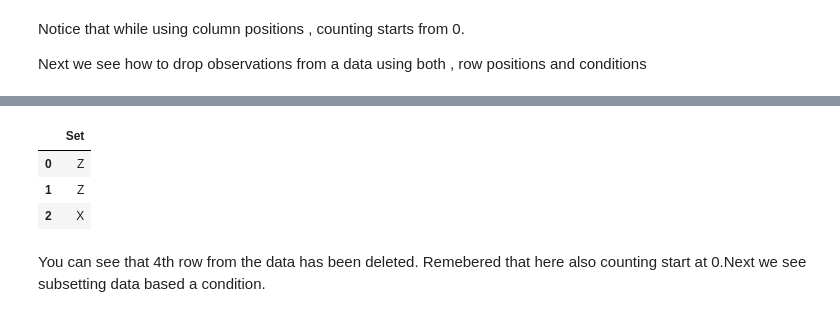
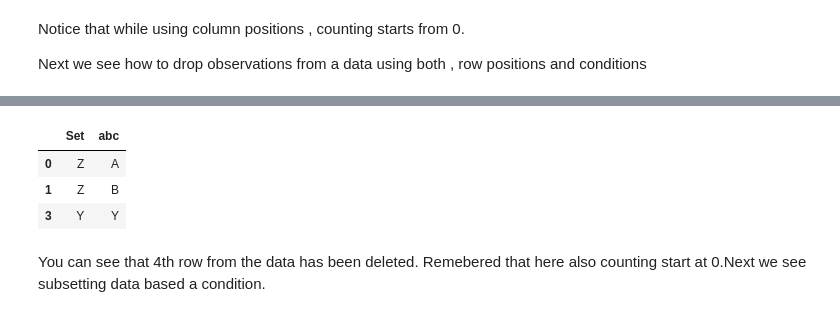
Before and after one commit to skyimager/intro-to-ml-with-python, a Jupyter notebook: src/week3/day1_intro-to-pandas.ipynb, the cells around one changed output, grey strips where cells are left out. Cells and saved outputs as stored; diff of their text form; code cells hidden in the pictures.

```diff
--- a/src/week3/day1_intro-to-pandas.ipynb
+++ b/src/week3/day1_intro-to-pandas.ipynb
@@ -746,7 +675,8 @@ df
 # %% [markdown]
 ### conditional variables
 # %%
-df = pd.DataFrame({'Type':list('ABBC'), 'Set':list('ZZXY')})
+df = pd.DataFrame({'Type': list('ABBC'),
+                   'Set' : list('ZZXY')})
 df
 # %% [output]
 |  | Type | Set |
@@ -795,9 +725,8 @@ df
 | 2 | B | X | X | X |
 | 3 | C | Y | Y | Y |
 # %%
-df.drop("abc",axis=1, inplace=True)
+df.drop("abc",axis=1, inplace=False)
 # to drop inplace , you can use option inplace as we see in the next exmaple
-df
 # %% [output]
 |  | Type | Set | color |
 | 0 | A | Z | green |
@@ -833,11 +778,11 @@ Next we see how to drop observations from a data using both , row positions and
 # %%
-df=df.drop([3],axis=0)
+df=df.drop([2],axis=0)
 df
 # %% [output]
-|  | Set |
-| 0 | Z |
-| 1 | Z |
-| 2 | X |
+|  | Set | abc |
+| 0 | Z | A |
+| 1 | Z | B |
+| 3 | Y | Y |
 # %% [markdown]
 You can see that 4th row from the data has been deleted. Remebered that here also counting start at 0.Next we see subsetting data based a condition.
 # %%
```
Also changed, not shown: parts of 129 cells of this notebook, 1 other file.
